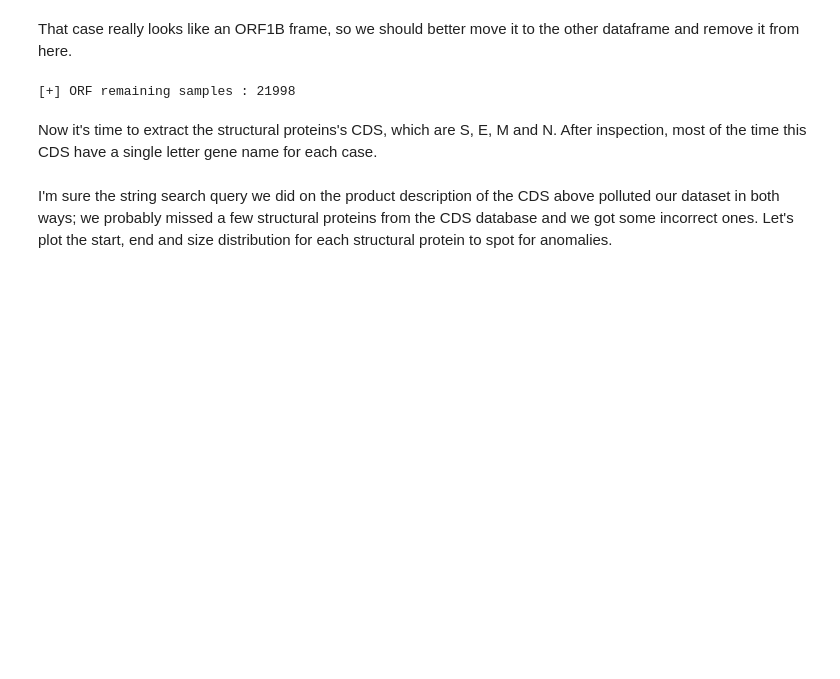
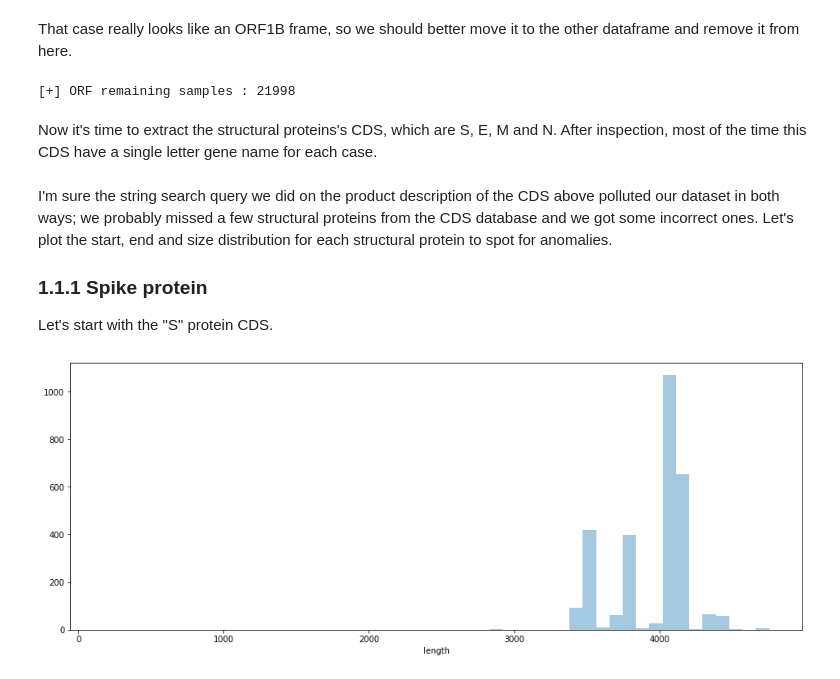
Before and after one commit to pellegre/coronaversing, a Jupyter notebook: proteindb.ipynb, the cells around one changed output. Drawn from its saved outputs; the diff is of its cells as text; code cells hidden in the pictures; blank space fills up the shorter version.

Commit message:
protein CDS training data set

```diff
--- a/proteindb.ipynb
+++ b/proteindb.ipynb
@@ -410,18 +417,44 @@ Now it's time to extract the structural proteins's CDS, which are S, E, M and N.
 corona_cds_orfs = {}
 
 # some strings to filter out potential structures proteins from CDS
-product_strings = {"S" : ["spike", "s protein"],
-                   "E" : ["envelope", " e protein"],
-                   "M" : ["m protein", "membrane m", "membrane protein"],
+product_strings = {"S" : ["spike", "s protein", "e2 glycoprotein", "surface glycoprotein"],
+                   "E" : ["envelope", " e protein", "envelop protein", "enveloppe", "virion-associated protein", "e\(3c\)"],
+                   "M" : ["m protein", "membrane m", "membrane protein", "membrane glycoprotein"],
                    "N" : ["nucleocapsid", "nucloecapsid"]}
 
 structural_proteins_ids = []
 for sp in ["S", "E", "M", "N"]:
-    corona_cds_orfs[sp] = not_orf1_cds[(not_orf1_cds["gene"] == sp) |
-                                      (not_orf1_cds["product"] == sp.lower())]
+    cds_filter = (not_orf1_cds["gene"] == sp) | (not_orf1_cds["product"] == sp.lower())
+
+    # special case for E gene
+    if sp == "E":
+        cds_filter = cds_filter | (not_orf1_cds["product"] == "e protein")
+
+    if sp == "M":
+        cds_filter = cds_filter | (not_orf1_cds["product"] == "protein m")
+
+    if sp == "N":
+        cds_filter = cds_filter | (not_orf1_cds["product"] == "nucleopcapsid n protein")
+        cds_filter = cds_filter | (not_orf1_cds["product"] == "nucelocapsid")
+        cds_filter = cds_filter | (not_orf1_cds["product"] == "capsid")
+        cds_filter = cds_filter | (not_orf1_cds["product"] == "nucleoprotein")
+        cds_filter = cds_filter | (not_orf1_cds["product"] == "n protein")
+
+    for val in product_strings[sp]:
+        cds_filter = cds_filter | not_orf1_cds["product"].str.contains(val) | (not_orf1_cds["product"] == val)
+    corona_cds_orfs[sp] = not_orf1_cds[cds_filter]
     structural_proteins_ids += list(corona_cds_orfs[sp].index)
 
 # let's account for the rest as accessory proteins
 accessory_cds = not_orf1_cds[(~not_orf1_cds.index.isin(structural_proteins_ids))]
 # %% [markdown]
 I'm sure the string search query we did on the product description of the CDS above polluted our dataset in both ways; we probably missed a few structural proteins from the CDS database and we got some incorrect ones. Let's plot the start, end and size distribution for each structural protein to spot for anomalies.
+
+### 1.1.1 Spike protein <a id="section4"></a>
+
+Let's start with the "S" protein CDS.
+# %%
+plt.figure(figsize=(16, 6))
+sns.distplot(corona_cds_orfs["S"]["length"], kde=False);
+# %% [output]
+[figure, added]
```
Also changed, not shown: parts of 56 cells of this notebook.
